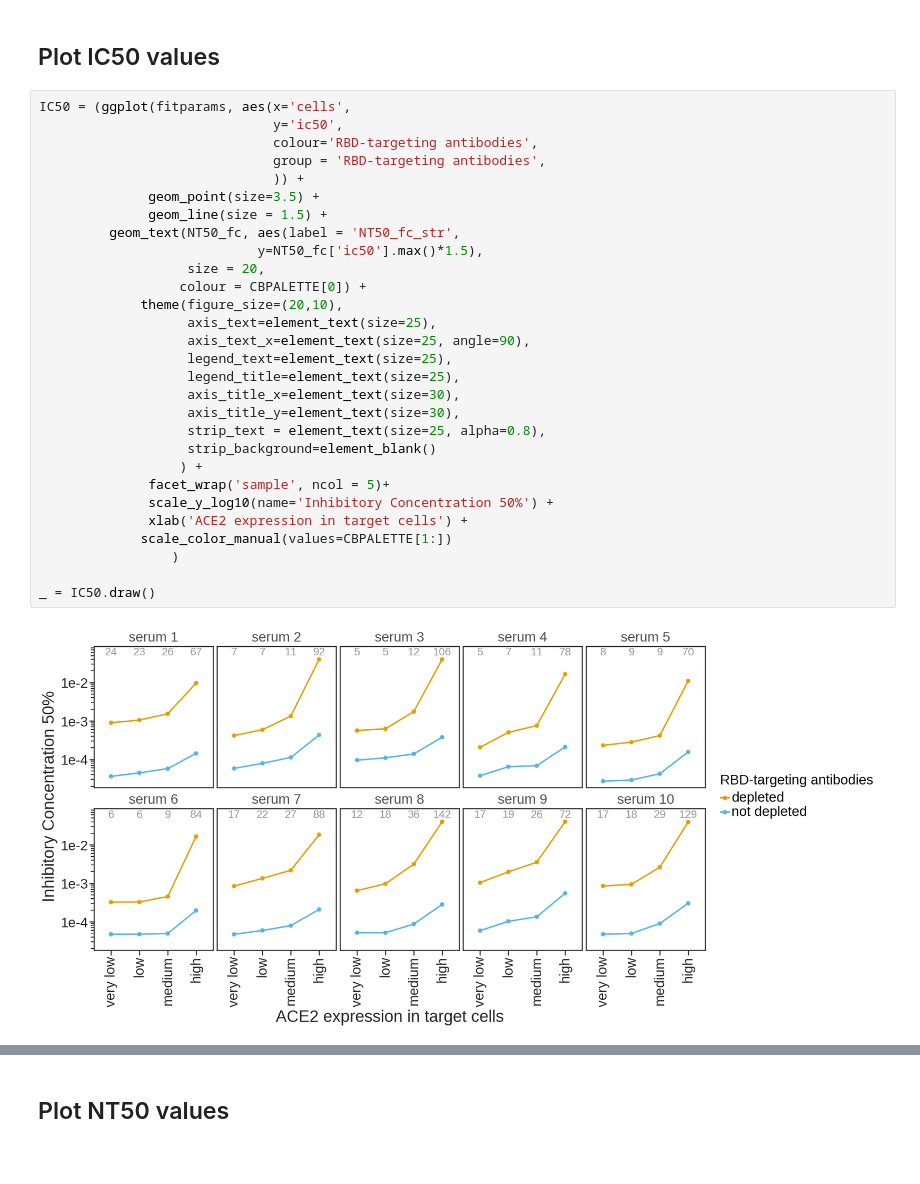
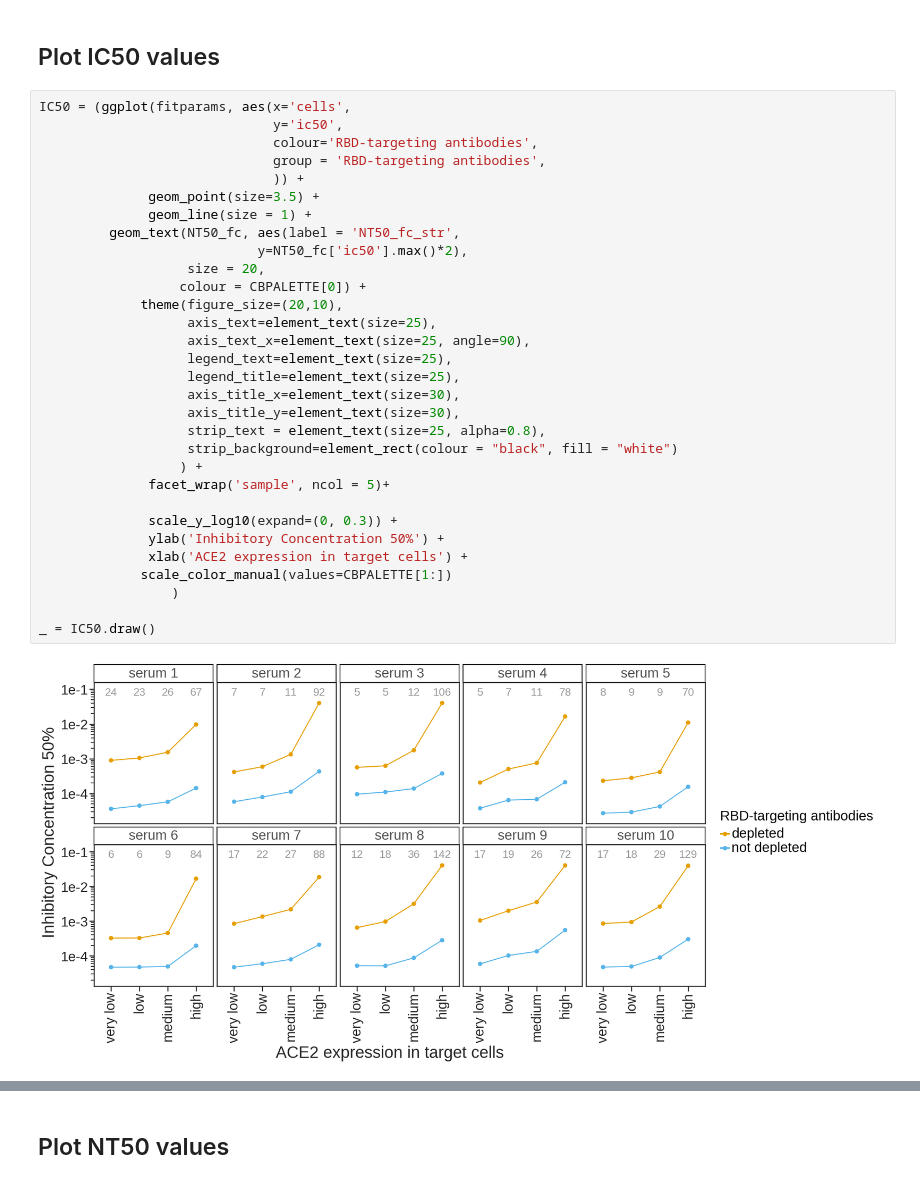
Before and after one commit to jbloomlab/Ace2_expression_neuts, a Jupyter notebook: virus_neutralization.ipynb, the cells around one changed output, grey strips where cells are left out. Drawn from its saved outputs; the diff is of its cells as text.

```diff
--- a/virus_neutralization.ipynb
+++ b/virus_neutralization.ipynb
@@ -142,34 +126,36 @@ NT50_fc = fitparams.loc[fitparams['RBD-targeting antibodies'] == 'depleted']
 # %%
 IC50 = (ggplot(fitparams, aes(x='cells',
                               y='ic50',
                               colour='RBD-targeting antibodies',
                               group = 'RBD-targeting antibodies',
                               )) +
               geom_point(size=3.5) +
-              geom_line(size = 1.5) +
+              geom_line(size = 1) +
          geom_text(NT50_fc, aes(label = 'NT50_fc_str',
-                            y=NT50_fc['ic50'].max()*1.5),
+                            y=NT50_fc['ic50'].max()*2),
                    size = 20,
                   colour = CBPALETTE[0]) +
              theme(figure_size=(20,10),
                    axis_text=element_text(size=25),
                    axis_text_x=element_text(size=25, angle=90),
                    legend_text=element_text(size=25),
                    legend_title=element_text(size=25),
                    axis_title_x=element_text(size=30),
                    axis_title_y=element_text(size=30),
                    strip_text = element_text(size=25, alpha=0.8),
-                   strip_background=element_blank()
+                   strip_background=element_rect(colour = "black", fill = "white")
                   ) +
               facet_wrap('sample', ncol = 5)+
-              scale_y_log10(name='Inhibitory Concentration 50%') +
+
+              scale_y_log10(expand=(0, 0.3)) +
+              ylab('Inhibitory Concentration 50%') +
               xlab('ACE2 expression in target cells') +
              scale_color_manual(values=CBPALETTE[1:])
                  )
 
 _ = IC50.draw()
 # %% [output]
-[figure, old version]
+[figure, new version]
 # %%
 NT50_foldchange = (
               ggplot(fitparams, aes(x='cells',
```
Also changed, not shown: parts of 3 cells of this notebook, 12 other files.
